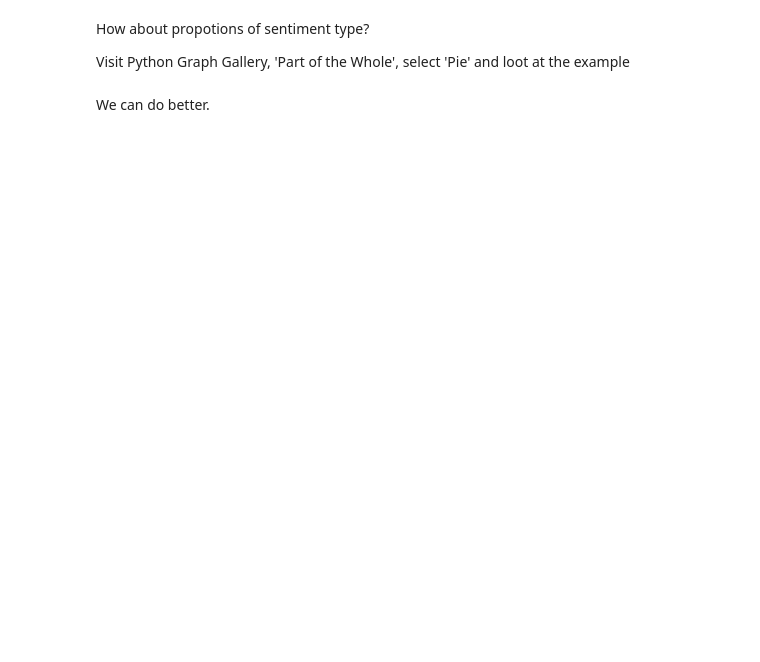
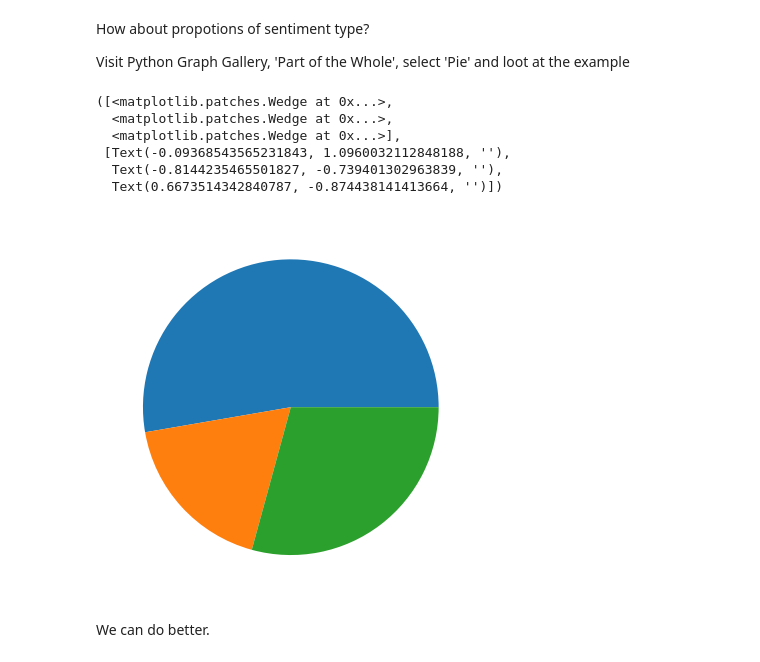
Before and after one commit to Suweslab/Sentiments, a Jupyter notebook: visualise_twitter.ipynb, the cells around one changed output. Drawn from its saved outputs; the diff is of its cells as text; code cells hidden in the pictures; blank space fills up the shorter version.

```diff
--- a/visualise_twitter.ipynb
+++ b/visualise_twitter.ipynb
@@ -146,4 +146,5 @@ def sentiment(polarity):
 tweets_df['Sentiment'] = tweets_df['polarity'].apply(sentiment)
 # %%
 # Lets get just the positive tweets
-pos = tweets_df[
+pos = tweets_df[tweets_df['Sentiment'] == 'positive']
+pos.head()
@@ -167,8 +192,16 @@ How about propotions of sentiment type?
 Visit Python Graph Gallery, 'Part of the Whole', select 'Pie' and loot at the example
 # %%
 import matplotlib.pyplot as plt
-values =
+values = [len(pos),len(negs),len(neuts)]
 plt.pie(values)
+# %% [output]
+([<matplotlib.patches.Wedge at 0x...>,
+  <matplotlib.patches.Wedge at 0x...>,
+  <matplotlib.patches.Wedge at 0x...>],
+ [Text(-0.09368543565231843, 1.0960032112848188, ''),
+  Text(-0.8144235465501827, -0.739401302963839, ''),
+  Text(0.6673514342840787, -0.874438141413664, '')])
+[figure, added]
 # %% [markdown]
 We can do better.
 # %%
```
Also changed, not shown: parts of 8 cells of this notebook.
